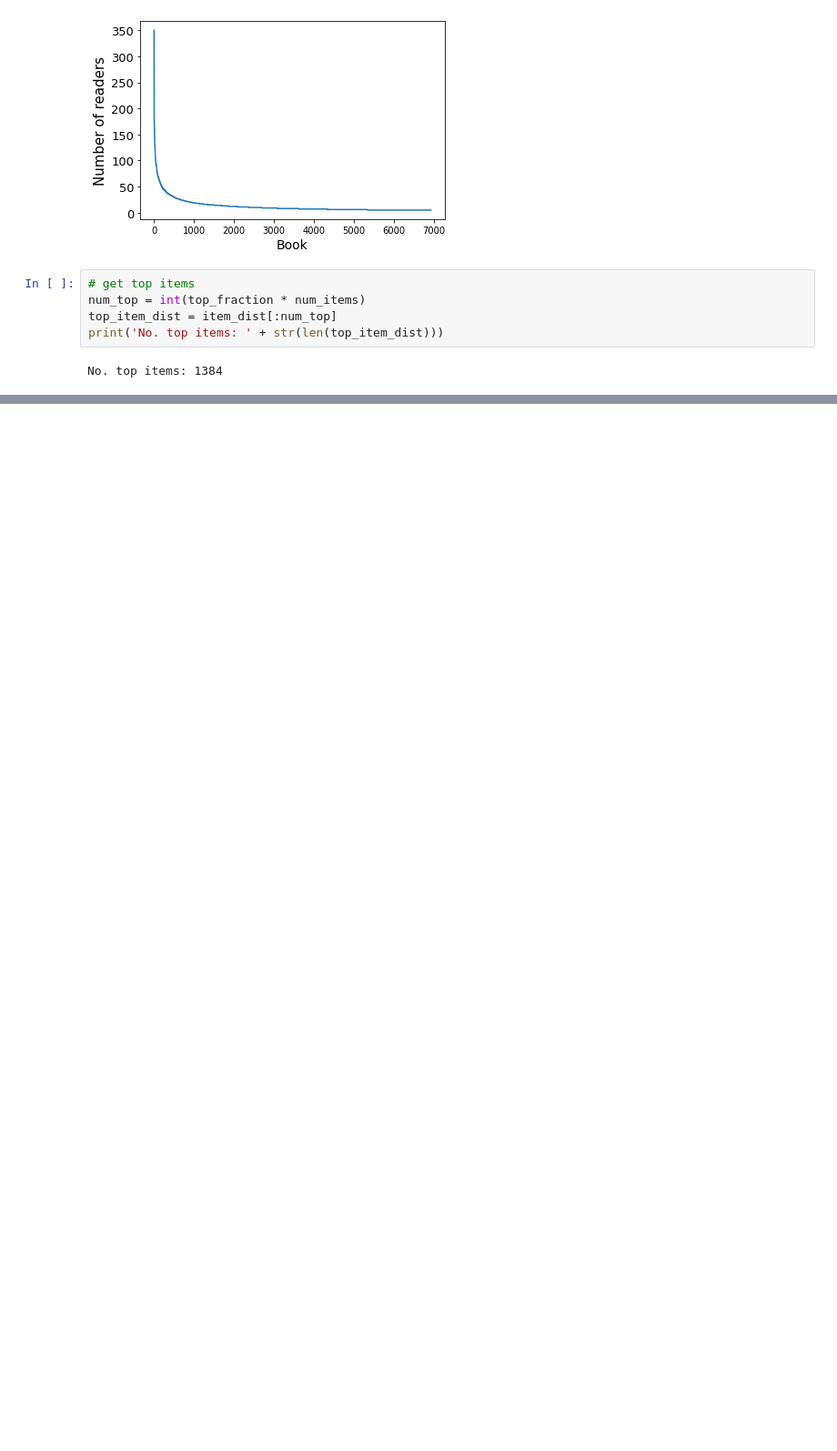
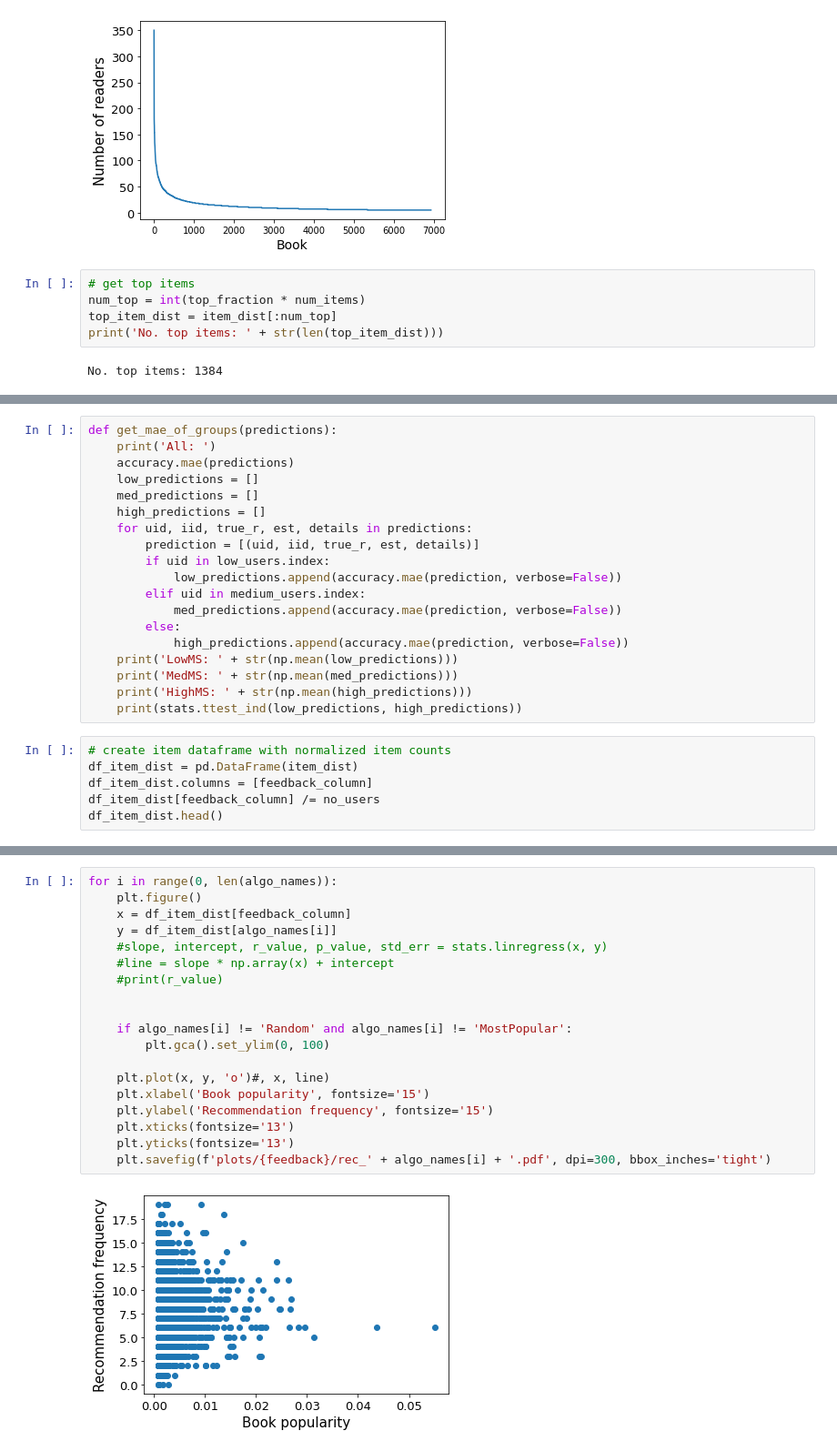
Before and after one commit to rahmanidashti/FairBook, a Jupyter notebook: book_fairness.ipynb, the cells around one changed output, grey strips where cells are left out. Shown: that part at 91% size. Cells and saved outputs as stored; diff of their text form; blank space fills up the shorter version.

```diff
--- a/book_fairness.ipynb
+++ b/book_fairness.ipynb
@@ -251,0 +352,25 @@ df_events
+# %%
+def get_mae_of_groups(predictions):
+    print('All: ')
+    accuracy.mae(predictions)
+    low_predictions = []
+    med_predictions = []
+    high_predictions = []
+    for uid, iid, true_r, est, details in predictions:
+        prediction = [(uid, iid, true_r, est, details)]
+        if uid in low_users.index:
+            low_predictions.append(accuracy.mae(prediction, verbose=False))
+        elif uid in medium_users.index:
+            med_predictions.append(accuracy.mae(prediction, verbose=False))
+        else:
+            high_predictions.append(accuracy.mae(prediction, verbose=False))
+    print('LowMS: ' + str(np.mean(low_predictions)))
+    print('MedMS: ' + str(np.mean(med_predictions)))
+    print('HighMS: ' + str(np.mean(high_predictions)))
+    print(stats.ttest_ind(low_predictions, high_predictions))
+# %%
+# create item dataframe with normalized item counts
+df_item_dist = pd.DataFrame(item_dist)
+df_item_dist.columns = [feedback_column]
+df_item_dist[feedback_column] /= no_users
+df_item_dist.head()
@@ -251,0 +466,21 @@ df_events
+# %%
+for i in range(0, len(algo_names)):
+    plt.figure()
+    x = df_item_dist[feedback_column]
+    y = df_item_dist[algo_names[i]]
+    #slope, intercept, r_value, p_value, std_err = stats.linregress(x, y)
+    #line = slope * np.array(x) + intercept
+    #print(r_value)
+
+
+    if algo_names[i] != 'Random' and algo_names[i] != 'MostPopular':
+        plt.gca().set_ylim(0, 100)
+
+    plt.plot(x, y, 'o')#, x, line)
+    plt.xlabel('Book popularity', fontsize='15')
+    plt.ylabel('Recommendation frequency', fontsize='15')
+    plt.xticks(fontsize='13')
+    plt.yticks(fontsize='13')
+    plt.savefig(f'plots/{feedback}/rec_' + algo_names[i] + '.pdf', dpi=300, bbox_inches='tight')
+# %% [output]
+[figure, added]
```
Also changed, not shown: parts of 28 cells of this notebook, 43 other files.
